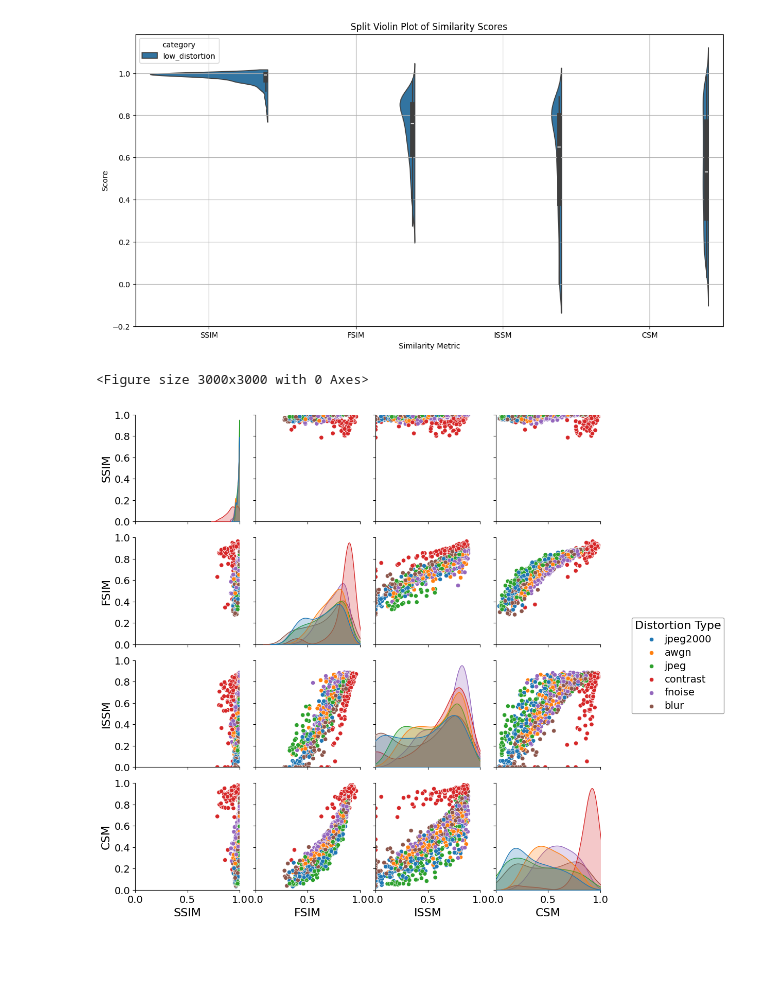
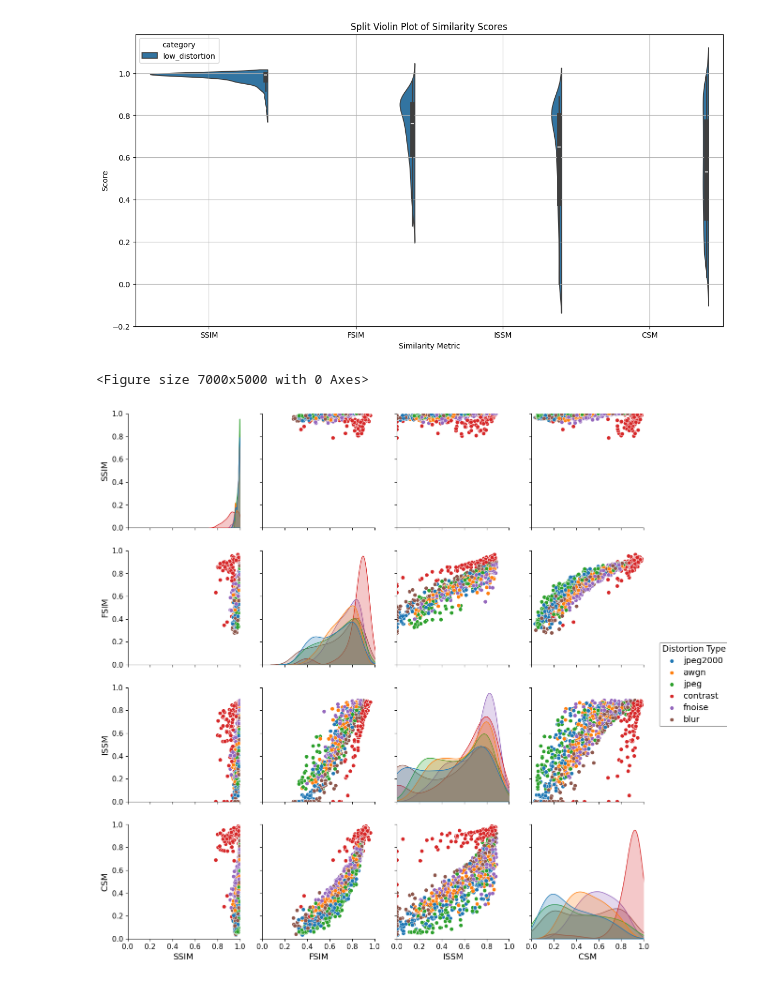
Before and after one commit to safouaneelg/copulasimilarity, a Jupyter notebook: CSIQ_eval.ipynb, the cells around one changed output. Cells and saved outputs as stored; diff of their text form; code cells hidden in the pictures; blank space fills up the shorter version.

Commit message:
dataset CSIQ eval: visualization update

```diff
--- a/CSIQ_eval.ipynb
+++ b/CSIQ_eval.ipynb
@@ -226,34 +226,30 @@ plt.show()
 # %% [output]
 [figure]
 # %%
-# Pair Plot Facet Grid by Distortion Type
-plt.figure(figsize=(30, 30))  # Set figure size to 30x30
-g = sns.pairplot(df, hue='distortion_type', height=2.5)
+plt.figure(figsize=(70, 50))
+g = sns.pairplot(df, hue='distortion_type', height=3)
 
-# Adjust the x and y limits for each subplot
 for ax in g.axes.flat:
-    ax.set_ylim(0, 1)  # Set ylim to 0 to 1
-    ax.set_xlim(0, 1)  # Set xlim to 0 to 1
-    ax.tick_params(axis='both', labelsize=14)  # Increase tick label size
-    ax.set_xlabel(ax.get_xlabel(), fontsize=16)  # Increase x-axis label size
-    ax.set_ylabel(ax.get_ylabel(), fontsize=16)  # Increase y-axis label size
+    ax.set_ylim(0, 1)
+    ax.set_xlim(0, 1)
+    ax.tick_params(axis='both', labelsize=11)
+    ax.set_xlabel(ax.get_xlabel(), fontsize=13)
+    ax.set_ylabel(ax.get_ylabel(), fontsize=13)
 
-# Increase legend text size
-g._legend.set_title('Distortion Type', prop={'size': 16})
+g._legend.set_title('Distortion Type', prop={'size': 13})
 for label in g._legend.get_texts():
-    label.set_fontsize(14)
+    label.set_fontsize(13)
 
-# Move the legend to the left and add a grey border with transparent background
-g._legend.set_bbox_to_anchor((1.1, 0.5))  # Move the legend to the left
-g._legend.set_frame_on(True)  # Add a frame around the legend
-g._legend.get_frame().set_facecolor('none')  # Set the background to transparent
-g._legend.get_frame().set_edgecolor('grey')  # Set the border to grey
+g._legend.set_bbox_to_anchor((1.03, 0.5))
+g._legend.set_frame_on(True)
+g._legend.get_frame().set_facecolor('none')
+g._legend.get_frame().set_edgecolor('grey')
 
-plt.subplots_adjust(wspace=0.15, hspace=0.15)
+plt.subplots_adjust(wspace=0.2, hspace=0.20)
 
 plt.savefig('similarity_scores_by_distortion_type.pdf', format='pdf', bbox_inches='tight')
 
 plt.show()
 # %% [output]
-<Figure size 3000x3000 with 0 Axes>
+<Figure size 7000x5000 with 0 Axes>
-[figure, old version]
+[figure, new version]
```
